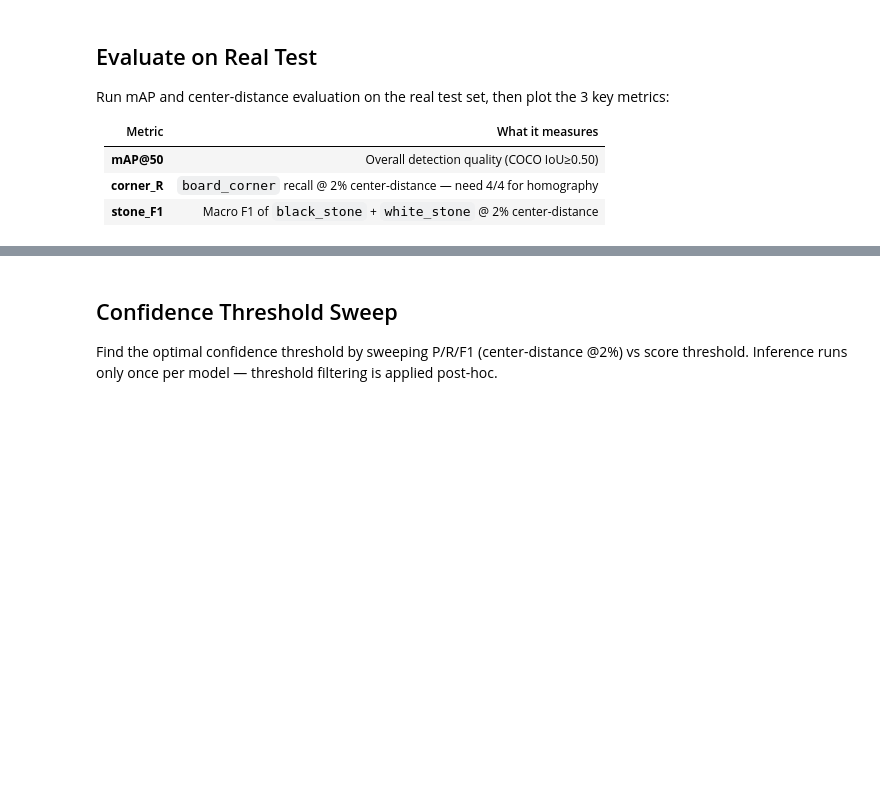
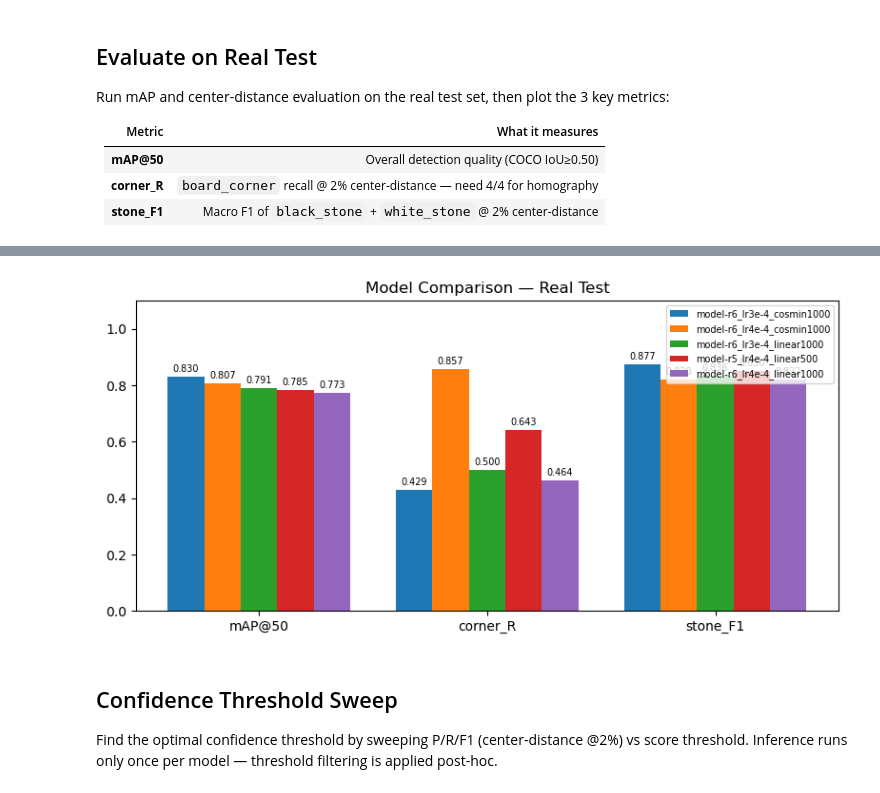
Before and after one commit to kaya-go/moku, a Jupyter notebook: notebooks/21_Evaluate.ipynb, the cells around one changed output, grey strips where cells are left out. Drawn from its saved outputs; the diff is of its cells as text; code cells hidden in the pictures; blank space fills up the shorter version.

```diff
--- a/notebooks/21_Evaluate.ipynb
+++ b/notebooks/21_Evaluate.ipynb
@@ -158,66 +192,7 @@ Run mAP and center-distance evaluation on the real test set, then plot the 3 key
 # %%
-import numpy as np
-import pandas as pd
-import matplotlib.pyplot as plt
-
-THRESHOLD = 0.05
-
-# ── Run both evaluations ──
-metrics_map = {}
-cd_results = {}
-
-for label, entry in models.items():
-    ds_real.set_transform(make_eval_transform(entry["ip"]))
-    metrics_map[label] = evaluate_map(
-        model=entry["model"],
-        dataset=ds_real["test"],
-        image_processor=entry["ip"],
-        batch_size=8,
-    )
-    cd_results[label] = evaluate_center_distance(
-        model=entry["model"],
-        dataset=ds_real["test"],
-        image_processor=entry["ip"],
-        batch_size=8,
-        threshold=THRESHOLD,
-    )
-
-# ── Build summary DataFrame ──
-summary_rows = []
-for label in models:
-    row = {"model": label}
-    row["mAP@50"] = metrics_map[label].get("map_50", float("nan"))
-    cd = cd_results[label]
-    row["corner_R"] = cd["per_class"]["board_corner"]["thresholds"]["2%"]["recall"]
-    stone_f1s = [cd["per_class"][c]["thresholds"]["2%"]["f1"] for c in ("black_stone", "white_stone")]
-    row["stone_F1"] = np.mean(stone_f1s)
-    summary_rows.append(row)
-
-summary_df = pd.DataFrame(summary_rows).sort_values("mAP@50", ascending=False).reset_index(drop=True)
-display(summary_df)
-
-# ── Plot ──
-metrics = ["mAP@50", "corner_R", "stone_F1"]
-n_models = len(summary_df)
-n_metrics = len(metrics)
-x = np.arange(n_metrics)
-width = 0.8 / n_models
-
-fig, ax = plt.subplots(figsize=(8, 4))
-for i, (_, row) in enumerate(summary_df.iterrows()):
-    vals = [row[m] for m in metrics]
-    bars = ax.bar(x + i * width, vals, width, label=row["model"])
-    for bar, v in zip(bars, vals):
-        ax.text(bar.get_x() + bar.get_width() / 2, bar.get_height() + 0.01, f"{v:.3f}",
-                ha="center", va="bottom", fontsize=7)
-
-ax.set_xticks(x + width * (n_models - 1) / 2)
-ax.set_xticklabels(metrics)
-ax.set_ylim(0, 1.1)
-ax.set_title("Model Comparison — Real Test")
-ax.legend(fontsize=7, loc="upper right")
-fig.tight_layout()
-plt.show()
+plot_model_comparison(summary_df, title="Model Comparison — Real Test")
+# %% [output]
+[figure, added]
 # %% [markdown]
 ## Confidence Threshold Sweep
 
```
Also changed, not shown: parts of 5 cells of this notebook, 10 other files.
